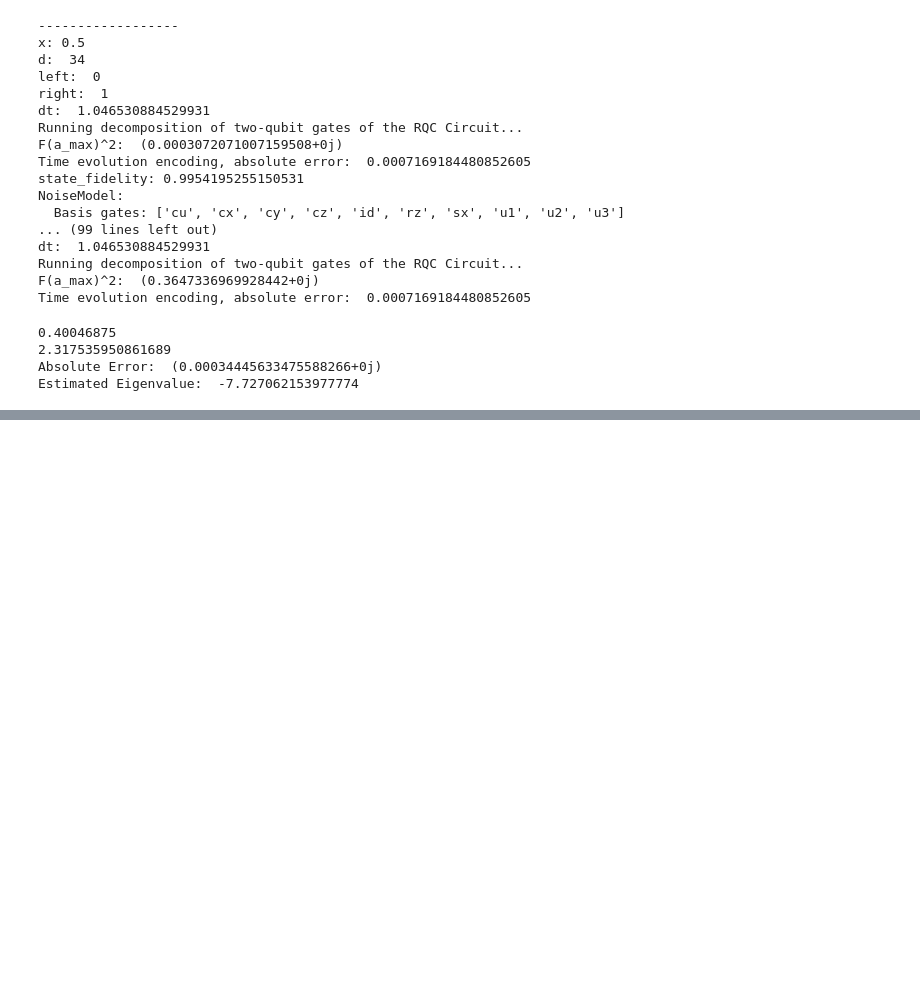
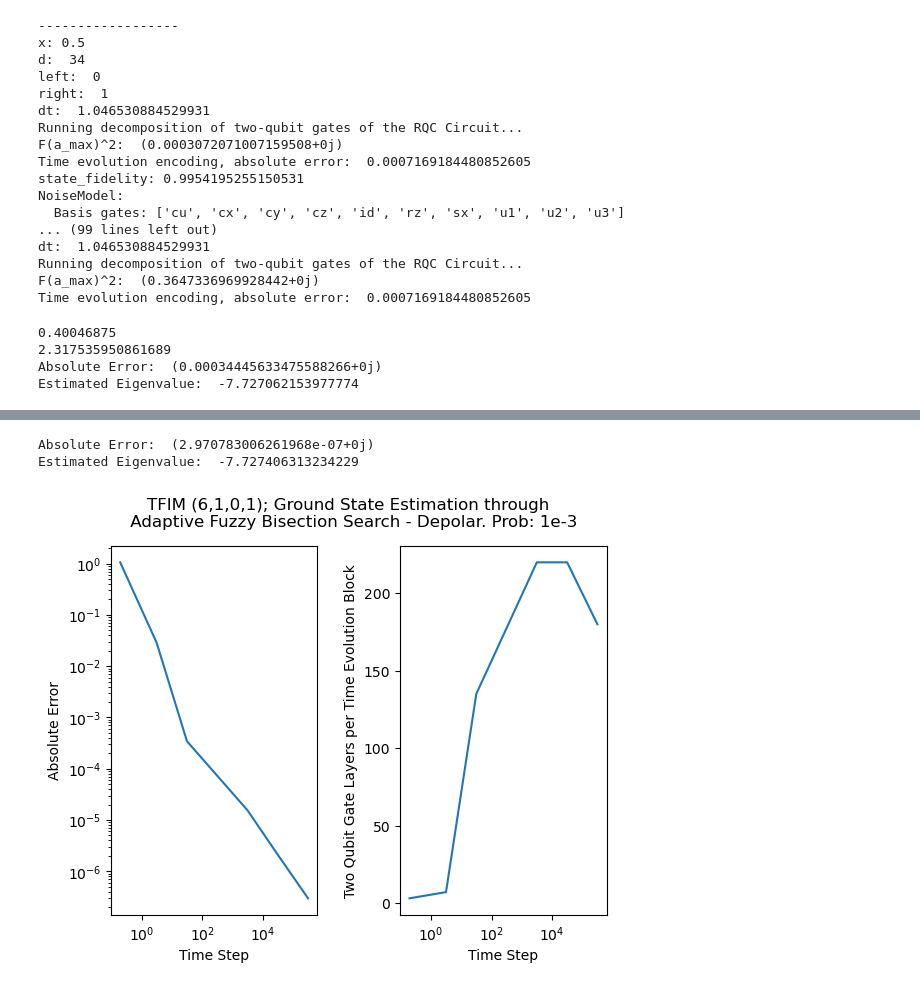
Before and after one commit to erenaykrcn/qetu, a Jupyter notebook: examples/TFIM/fuzzy_bisection.ipynb, the cells around one changed output, grey strips where cells are left out. Drawn from its saved outputs; the diff is of its cells as text; code cells hidden in the pictures; blank space fills up the shorter version.

Commit message:
Add graphs, adaptive fuzzy bisection

```diff
--- a/examples/TFIM/fuzzy_bisection.ipynb
+++ b/examples/TFIM/fuzzy_bisection.ipynb
@@ -264,0 +433,34 @@ Estimated Eigenvalue:  -7.727062153977774
+# %%
+# The run above will get stuck around the given interval.
+# We demonstrate that we approximated the eigenvalue until the sixth digit!
+
+a_est = 0.836875
+est_eig = 2*np.arccos(a_est)
+print("Absolute Error: ", (est_eig - c2)/c1 - eigenvalues_sort[0])
+print("Estimated Eigenvalue: ", (est_eig - c2)/c1)
+# %% [output]
+Absolute Error:  (2.970783006261968e-07+0j)
+Estimated Eigenvalue:  -7.727406313234229
+# %%
+time_steps = [0.196, 3.1395, 31.396, 3139.593, 31395.93, 313959.265]
+abs_errors= [1.06, 0.0286, 3.44e-4, 1.547e-05, 2.1e-06, 2.97e-07]
+layers_per_U = [3, 7, 135, 220, 220, 180]
+
+fig, ax = plt.subplots(nrows=1, ncols=2)
+
+ax[0].set_yscale('log')
+ax[0].set_xscale('log')
+ax[0].set_xlabel("Time Step")
+ax[0].set_ylabel("Absolute Error")
+fig.suptitle("TFIM (6,1,0,1); Ground State Estimation through \n Adaptive Fuzzy Bisection Search - Depolar. Prob: 1e-3")
+ax[0].plot(time_steps, abs_errors)
+
+ax[1].set_yscale('linear')
+ax[1].set_xscale('log')
+ax[1].set_xlabel("Time Step")
+ax[1].set_ylabel("Two Qubit Gate Layers per Time Evolution Block")
+ax[1].plot(time_steps, layers_per_U)
+
+plt.subplots_adjust(left=None, bottom=None, right=None, top=None, wspace=0.4, hspace=None)
+# %% [output]
+[figure, added]
```
Also changed, not shown: parts of 16 cells of this notebook, 9 other files.
